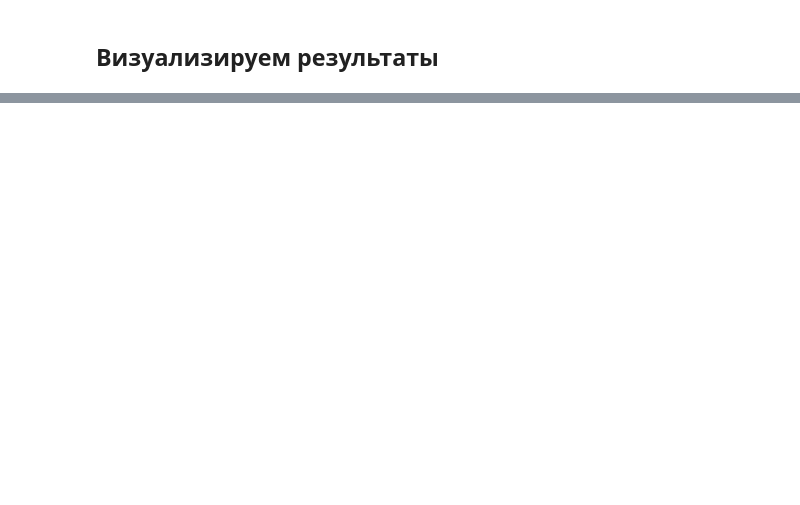
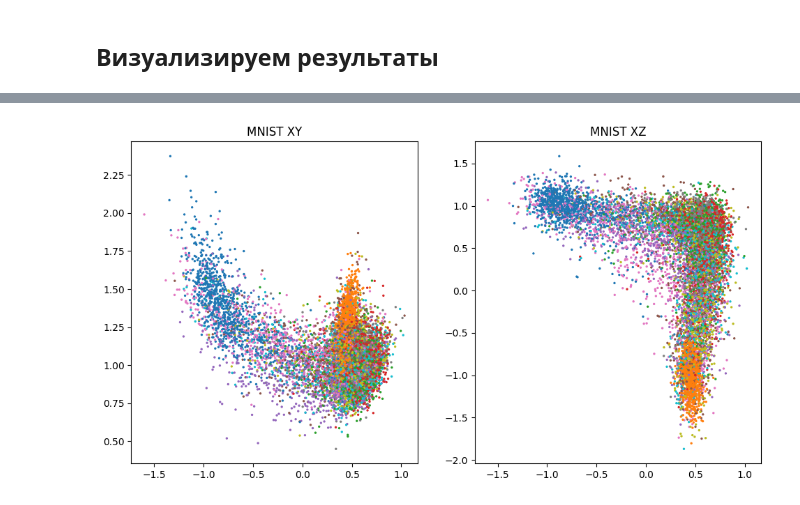
Before and after one commit to kenoma/pytorch-fuzzy, a Jupyter notebook: experiments_anomaly_detection_fuzzy_mnist_ad.ipynb, the cells around one changed output, grey strips where cells are left out. Saved outputs shown, nothing was run; the diff lists cells and outputs as text; code cells hidden in the pictures; blank space fills up the shorter version.

```diff
--- a/experiments_anomaly_detection_fuzzy_mnist_ad.ipynb
+++ b/experiments_anomaly_detection_fuzzy_mnist_ad.ipynb
@@ -614,10 +625,10 @@ for i in range(8):
 # %%
 ssim = piqa.SSIM(window_size = 9, n_channels=1, reduction='none').to(device)
 def get_arate(inp):
-    mu, fz_1, x_recon = model.forward(inp)
+    mu, fz = model.forward(inp)
     #_, x_recon, fz_2 = model.forward(x_recon)
 
-    return (1 - ssim(x_recon.clamp(0, 1), inp)).cpu().numpy() #(1 - ssim((x_recon + 1)/2, (inp + 1)/2)).cpu().numpy()#xent_continuous_ber((x_recon + 1)/2, (inp + 1)/2).cpu().numpy()# (1 - ssim((x_recon + 1)/2, (inp + 1)/2)).cpu().numpy() #ssim((inp + 1)/2, (recon_x+1)/2).cpu().numpy() #fz.sum(-1).cpu().numpy()#
+    return fz.sum(-1).detach().cpu().numpy()#(1 - ssim(x_recon.clamp(0, 1), inp)).cpu().numpy() #(1 - ssim((x_recon + 1)/2, (inp + 1)/2)).cpu().numpy()#xent_continuous_ber((x_recon + 1)/2, (inp + 1)/2).cpu().numpy()# (1 - ssim((x_recon + 1)/2, (inp + 1)/2)).cpu().numpy() #ssim((inp + 1)/2, (recon_x+1)/2).cpu().numpy() #fz.sum(-1).cpu().numpy()#
 # %%
 firings_mnist = {}
 firings_mnist['MNIST'] = []
@@ -677,29 +692,31 @@ with torch.no_grad():
 # %%
 def show_plot():
     embedings = []
     labels_expected = []
     with torch.no_grad():
         for data, target in tqdm(test_loader, desc='Encoding'):
             data = data.view((-1,1,28,28)).to(device)
-            embeding,_,_ = model.forward(data)
+            embeding,_ = model.forward(data)
             embedings.append(embeding.cpu().numpy())
             labels_expected.append(target.cpu().numpy())
     embedings = np.concatenate(embedings, axis=0)
     labels_expected = np.concatenate(labels_expected, axis=0)
 
     plt.figure(figsize=(18, 6))
 
     R, C = 1, 3
 
     plt.subplot(R, C, 1)
     plt.title("MNIST XY")
     plt.scatter(embedings[:, 0],      embedings[:,  1], c=labels_expected, cmap='tab10', s=2)
     #plt.scatter(centroids[:, 0],      centroids[:, 1], marker='1', c='black', s= 50)
 
     plt.subplot(R, C, 2)
     plt.title("MNIST XZ")
     plt.scatter(embedings[:, 0],      embedings[:,  2], c=labels_expected, cmap='tab10', s=2)
     #plt.scatter(centroids[:, 0],      centroids[:, 2], marker='1', c='black', s= 50)
 
 
 show_plot()
+# %% [output]
+[figure, added]
```
Also changed, not shown: parts of 9 cells of this notebook.
